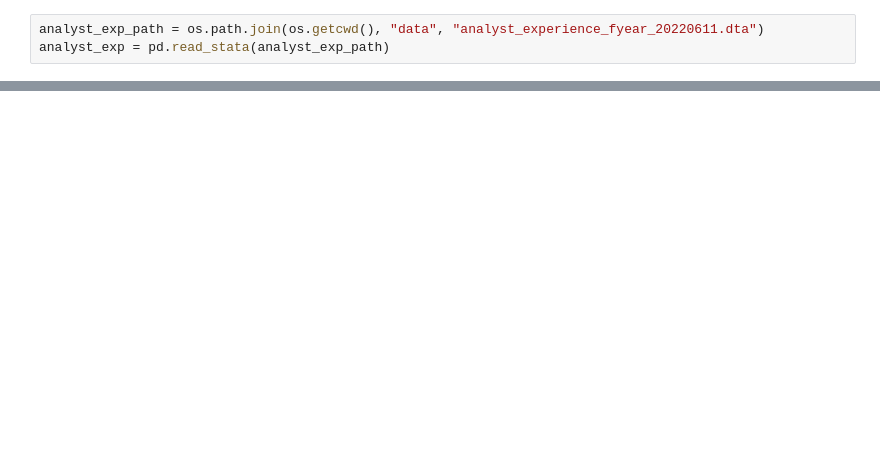
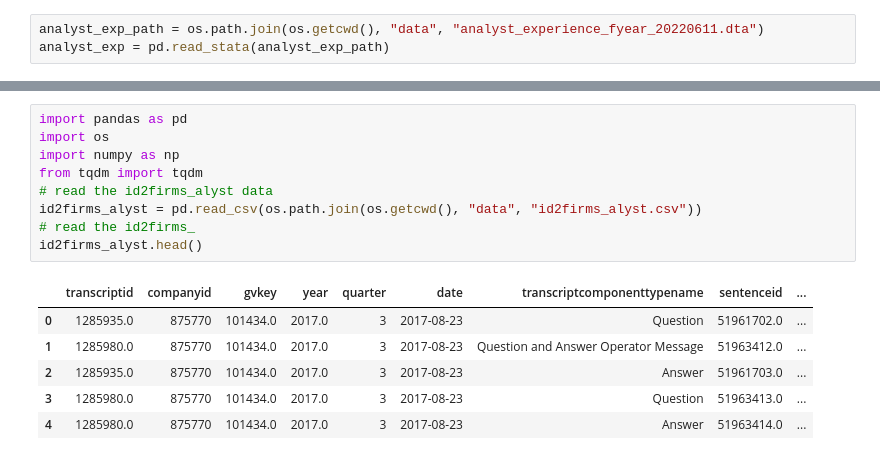
Before and after one commit to Leonop/TAD, a Jupyter notebook: merge_analyst_profile_with_main.ipynb, the cells around one changed output, grey strips where cells are left out. Drawn from its saved outputs; the diff is of its cells as text; blank space fills up the shorter version.

```diff
--- a/merge_analyst_profile_with_main.ipynb
+++ b/merge_analyst_profile_with_main.ipynb
@@ -108,0 +164,16 @@ id2firms
+# %%
+import pandas as pd
+import os
+import numpy as np
+from tqdm import tqdm
+# read the id2firms_alyst data
+id2firms_alyst = pd.read_csv(os.path.join(os.getcwd(), "data", "id2firms_alyst.csv"))
+# read the id2firms_
+id2firms_alyst.head()
+# %% [output]
+|  | transcriptid | companyid | gvkey | year | quarter | date | transcriptcomponenttypename | sentenceid | ... |
+| 0 | 1285935.0 | 875770 | 101434.0 | 2017.0 | 3 | 2017-08-23 | Question | 51961702.0 | ... |
+| 1 | 1285980.0 | 875770 | 101434.0 | 2017.0 | 3 | 2017-08-23 | Question and Answer Operator Message | 51963412.0 | ... |
+| 2 | 1285935.0 | 875770 | 101434.0 | 2017.0 | 3 | 2017-08-23 | Answer | 51961703.0 | ... |
+| 3 | 1285980.0 | 875770 | 101434.0 | 2017.0 | 3 | 2017-08-23 | Question | 51963413.0 | ... |
+| 4 | 1285980.0 | 875770 | 101434.0 | 2017.0 | 3 | 2017-08-23 | Answer | 51963414.0 | ... |
```
Also changed, not shown: parts of 31 cells of this notebook, 5 other files.
